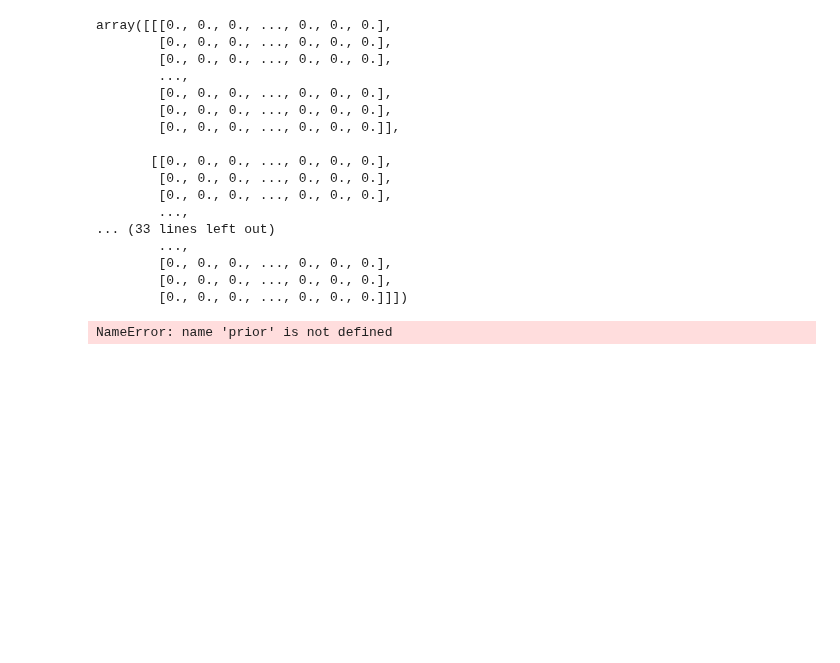
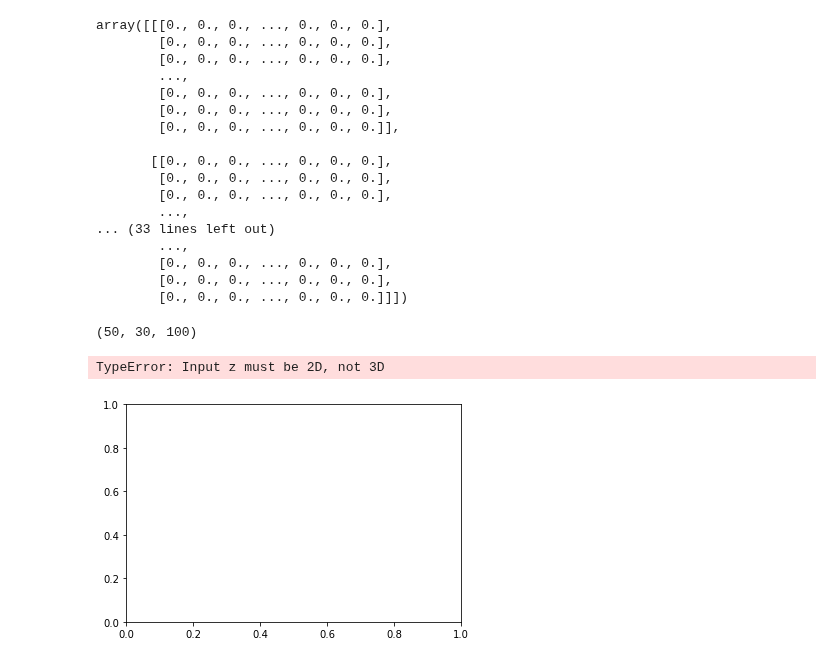
Before and after one commit to fjbautistas/kde_example, a Jupyter notebook: 3D.ipynb, the cells around one changed output. Drawn from its saved outputs; the diff is of its cells as text; code cells hidden in the pictures; blank space fills up the shorter version.

```diff
--- a/3D.ipynb
+++ b/3D.ipynb
@@ -257,7 +257,7 @@ norm_pr
 25.144868881718935
 # %%
 pr2d = pr2d/norm_pr
-p = pr2d/norm_pr
+prior = pr2d/norm_pr
 # %%
 p.sum()
 # %% [output]
@@ -315,8 +315,13 @@ array([[[0., 0., 0., ..., 0., 0., 0.],
         [0., 0., 0., ..., 0., 0., 0.],
         [0., 0., 0., ..., 0., 0., 0.],
         [0., 0., 0., ..., 0., 0., 0.]]])
+# %%
+(pdf.T*prior.T).T.shape
+# %% [output]
+(50, 30, 100)
 # %%
-plt.contour(X,Y,(pdf.T*prior).T)
+plt.contour((pdf.T*prior.T).T)
 # %% [output]
-NameError: name 'prior' is not defined
+TypeError: Input z must be 2D, not 3D
+[figure, added]
 # %%
```
Also changed, not shown: parts of 10 cells of this notebook, 2 other files.
